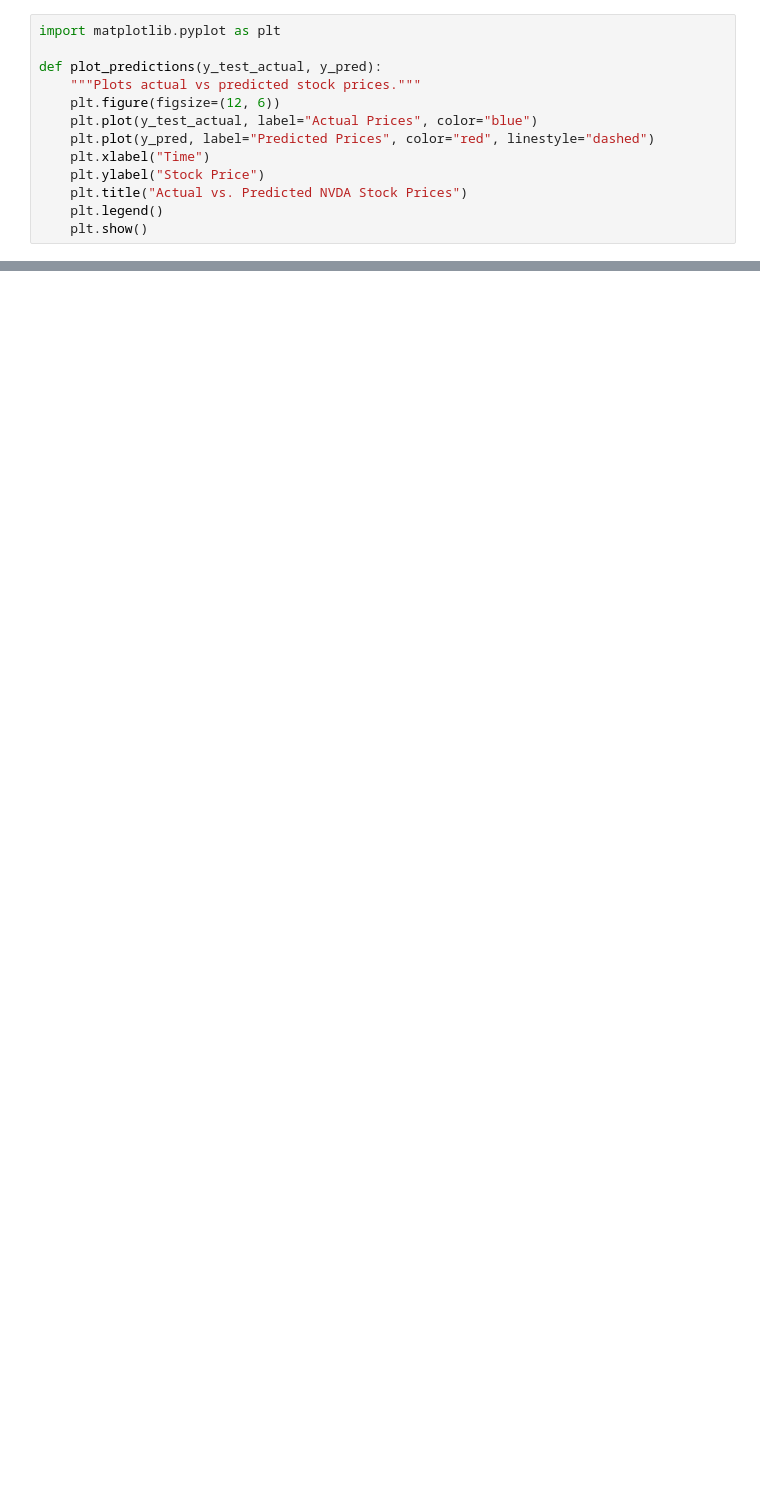
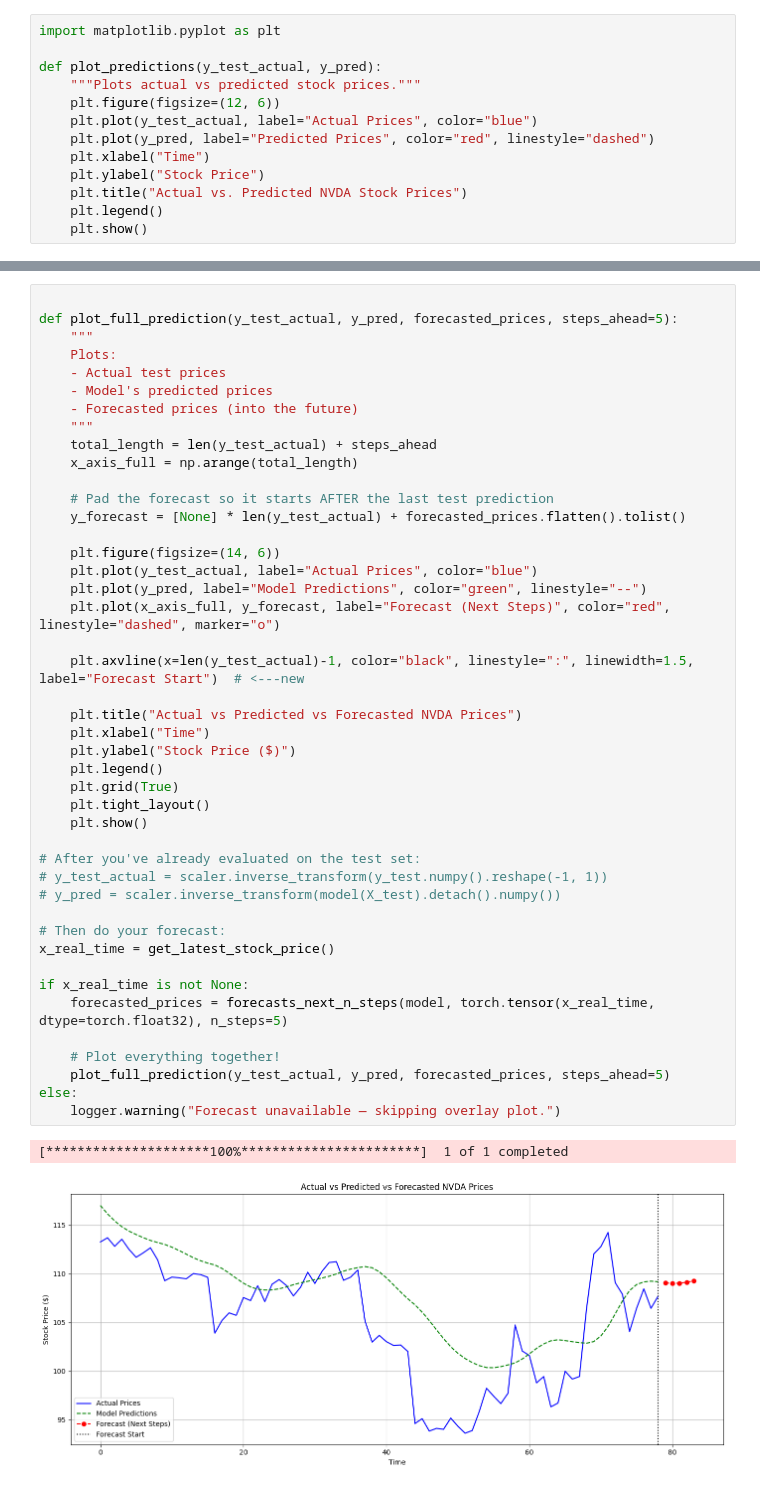
Before and after one commit to romanesquibel562/Neural-Network-Price-Forecasts, a Jupyter notebook: Pytorch_Project_ISDS558.ipynb, the cells around one changed output, grey strips where cells are left out. Saved outputs shown, nothing was run; the diff lists cells and outputs as text; blank space fills up the shorter version.

```diff
--- a/Pytorch_Project_ISDS558.ipynb
+++ b/Pytorch_Project_ISDS558.ipynb
@@ -380,0 +467,47 @@ prediction_thread.start()
+# %%
+
+def plot_full_prediction(y_test_actual, y_pred, forecasted_prices, steps_ahead=5):
+    """
+    Plots:
+    - Actual test prices
+    - Model's predicted prices
+    - Forecasted prices (into the future)
+    """
+    total_length = len(y_test_actual) + steps_ahead
+    x_axis_full = np.arange(total_length)
+
+    # Pad the forecast so it starts AFTER the last test prediction
+    y_forecast = [None] * len(y_test_actual) + forecasted_prices.flatten().tolist()
+
+    plt.figure(figsize=(14, 6))
+    plt.plot(y_test_actual, label="Actual Prices", color="blue")
+    plt.plot(y_pred, label="Model Predictions", color="green", linestyle="--")
+    plt.plot(x_axis_full, y_forecast, label="Forecast (Next Steps)", color="red", linestyle="dashed", marker="o")
+
+    plt.axvline(x=len(y_test_actual)-1, color="black", linestyle=":", linewidth=1.5, label="Forecast Start")  # <---new
+
+    plt.title("Actual vs Predicted vs Forecasted NVDA Prices")
+    plt.xlabel("Time")
+    plt.ylabel("Stock Price ($)")
+    plt.legend()
+    plt.grid(True)
+    plt.tight_layout()
+    plt.show()
+
+# After you've already evaluated on the test set:
+# y_test_actual = scaler.inverse_transform(y_test.numpy().reshape(-1, 1))
+# y_pred = scaler.inverse_transform(model(X_test).detach().numpy())
+
+# Then do your forecast:
+x_real_time = get_latest_stock_price()
+
+if x_real_time is not None:
+    forecasted_prices = forecasts_next_n_steps(model, torch.tensor(x_real_time, dtype=torch.float32), n_steps=5)
+
+    # Plot everything together!
+    plot_full_prediction(y_test_actual, y_pred, forecasted_prices, steps_ahead=5)
+else:
+    logger.warning("Forecast unavailable — skipping overlay plot.")
+# %% [output]
+[*********************100%***********************]  1 of 1 completed
+[figure, added]
```
Also changed, not shown: parts of 18 cells of this notebook, 1 other file.
